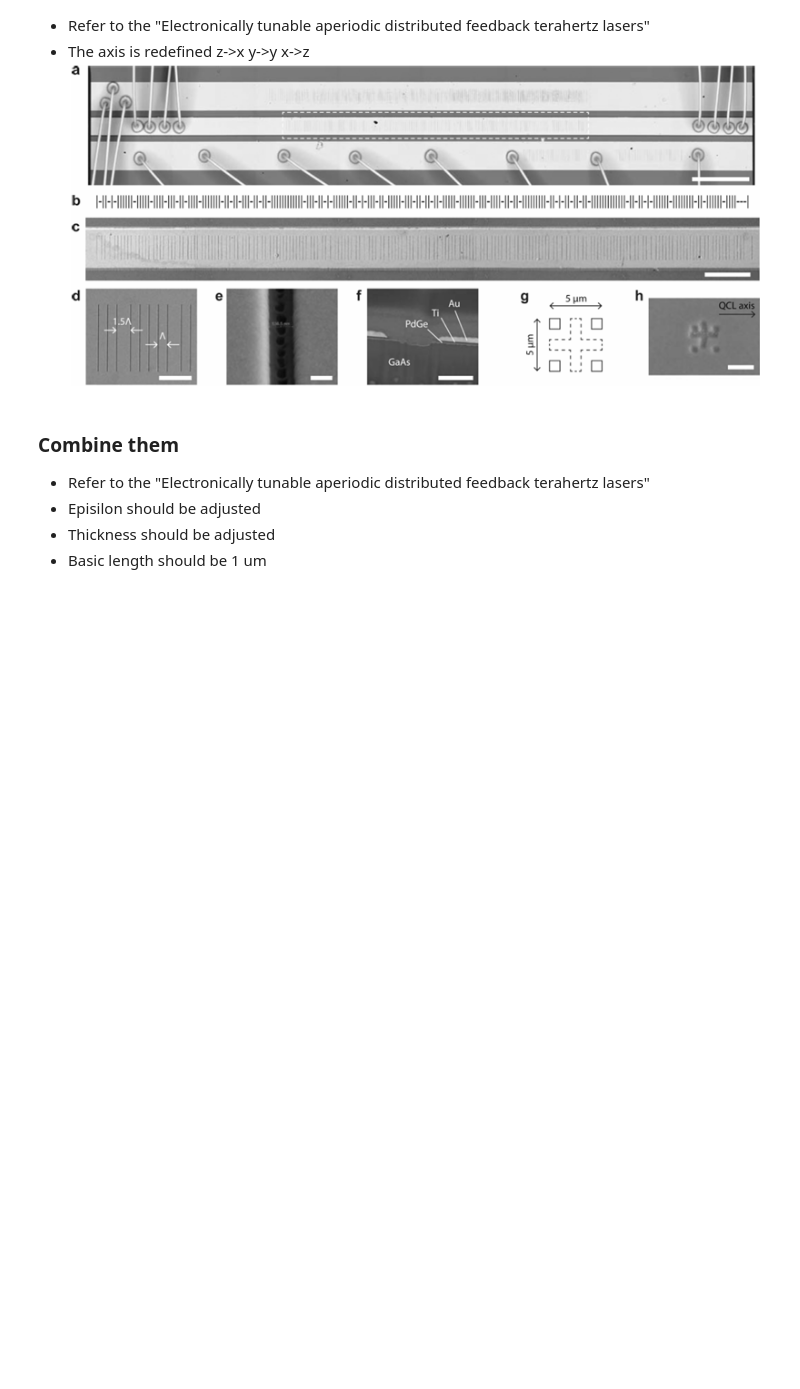
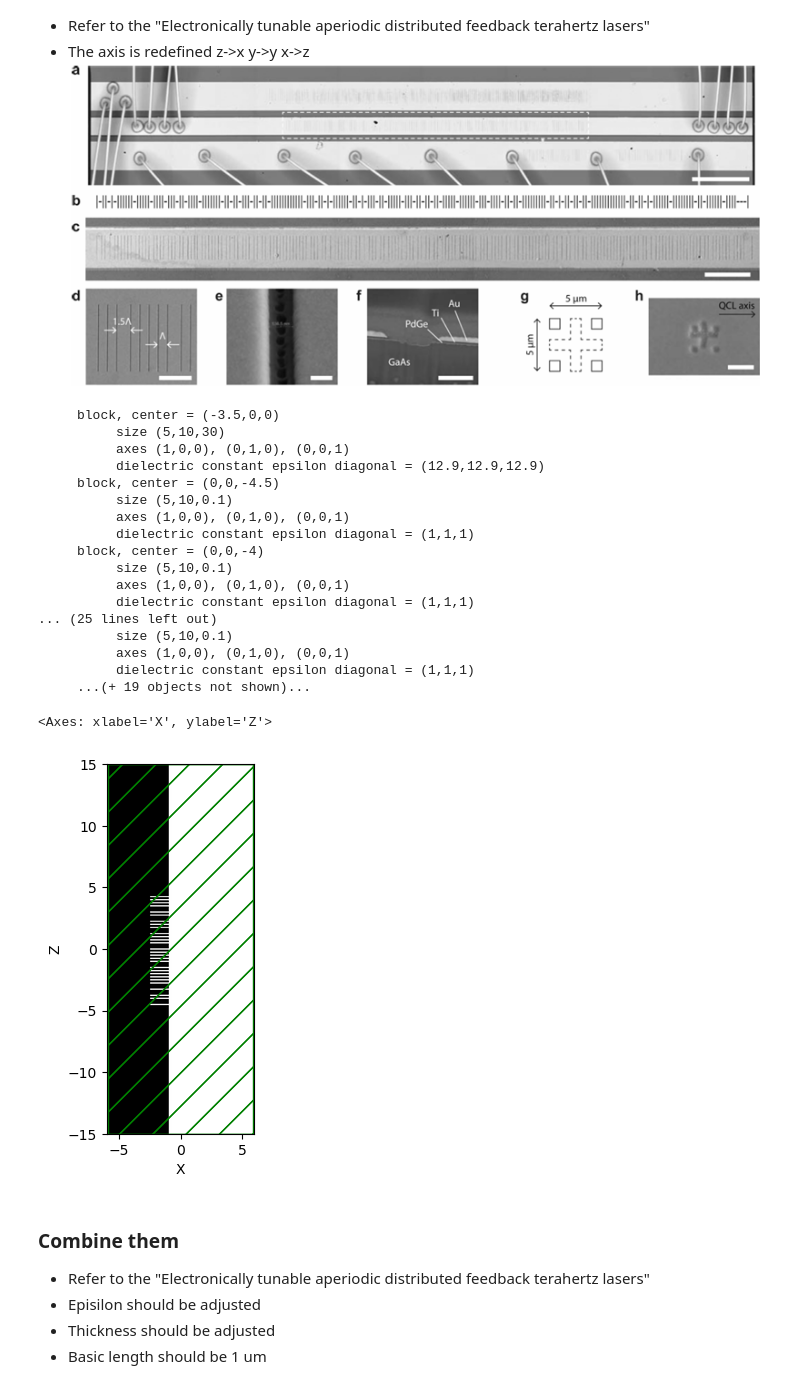
Before and after one commit to zhou277/Semiconductor_laser, a Jupyter notebook: QCL_Lab.ipynb, the cells around one changed output. Saved outputs shown, nothing was run; the diff lists cells and outputs as text; code cells hidden in the pictures; blank space fills up the shorter version.

```diff
--- a/QCL_Lab.ipynb
+++ b/QCL_Lab.ipynb
@@ -180,7 +180,7 @@ resolution = 50
 sx = 12
 sy = 10
 sz = 30
-cell = mp.Vector3(sx,sy,0)
+cell = mp.Vector3(sx,0,sz)
 pml_layers = [mp.PML(0.1)]
 
 # 各层厚度（单位：μm）
@@ -194,46 +194,66 @@ geometry = []
 # Substrate
 geometry.append(mp.Block(
                     material=si_gaas,
-                    size=mp.Vector3(sx, sigaas_thickness,sz),
-                    center=mp.Vector3(y= -sy/2 + sigaas_thickness/2)))
+                    size=mp.Vector3(sigaas_thickness,sy,sz),
+                    center=mp.Vector3(x = -sx/2 + sigaas_thickness/2)))
 
 # 光栅参数
 Λ = 0.5                    # 基本周期（μm）
 slot_width = 0.1           # 槽宽（沿 X）
 slot_depth = 5           # 镂刻深度（沿 Y）
 slot_spacing = Λ / 2       # 间距
 pattern = "|-||-|-||||||-|||||-||||-|||-||-||||"  # 狭缝排列样式
 
 # 起始 X 位置，居中布置
-x_start = -len(pattern) * slot_spacing / 2
+z_start = -len(pattern) * slot_spacing / 2
 
-# 放置高度（y 方向中心）
-y_grating = sy - slot_depth / 2
+# 放置高度（x 方向中心）
+x_grating = sx - slot_depth / 2
 
 # 光栅 geometry 列表
 grating_geometry = []
 
-# 构造光栅槽
 for i, symbol in enumerate(pattern):
     if symbol == "|":
-        x_pos = x_start + i * slot_spacing
+        z_pos = z_start + i * slot_spacing
         grating_geometry.append(mp.Block(
-            material=mp.air,
-            size=mp.Vector3(slot_width, slot_depth, sz),
-            center=mp.Vector3(x_pos)
-        ))
+                                material=mp.air,
+                                size=mp.Vector3(slot_depth,sy,slot_width),
+                                center=mp.Vector3(0,0,z_pos)))
+    else:
+        z_pos = z_start + i * slot_spacing * 0.5
 
 geometry += grating_geometry
 
 sim = mp.Simulation(
     cell_size=cell,
     resolution=resolution,
     boundary_layers=pml_layers,
     geometry=geometry,
     dimensions=2
 )
 
 sim.plot2D()
+# %% [output]
+     block, center = (-3.5,0,0)
+          size (5,10,30)
+          axes (1,0,0), (0,1,0), (0,0,1)
+          dielectric constant epsilon diagonal = (12.9,12.9,12.9)
+     block, center = (0,0,-4.5)
+          size (5,10,0.1)
+          axes (1,0,0), (0,1,0), (0,0,1)
+          dielectric constant epsilon diagonal = (1,1,1)
+     block, center = (0,0,-4)
+          size (5,10,0.1)
+          axes (1,0,0), (0,1,0), (0,0,1)
+          dielectric constant epsilon diagonal = (1,1,1)
+... (25 lines left out)
+          size (5,10,0.1)
+          axes (1,0,0), (0,1,0), (0,0,1)
+          dielectric constant epsilon diagonal = (1,1,1)
+     ...(+ 19 objects not shown)...
+<Axes: xlabel='X', ylabel='Z'>
+[figure, added]
 # %% [markdown]
 ### Combine them
 - Refer to the "Electronically tunable aperiodic distributed feedback terahertz lasers"
```
Also changed, not shown: parts of 10 cells of this notebook, 9 other files.
